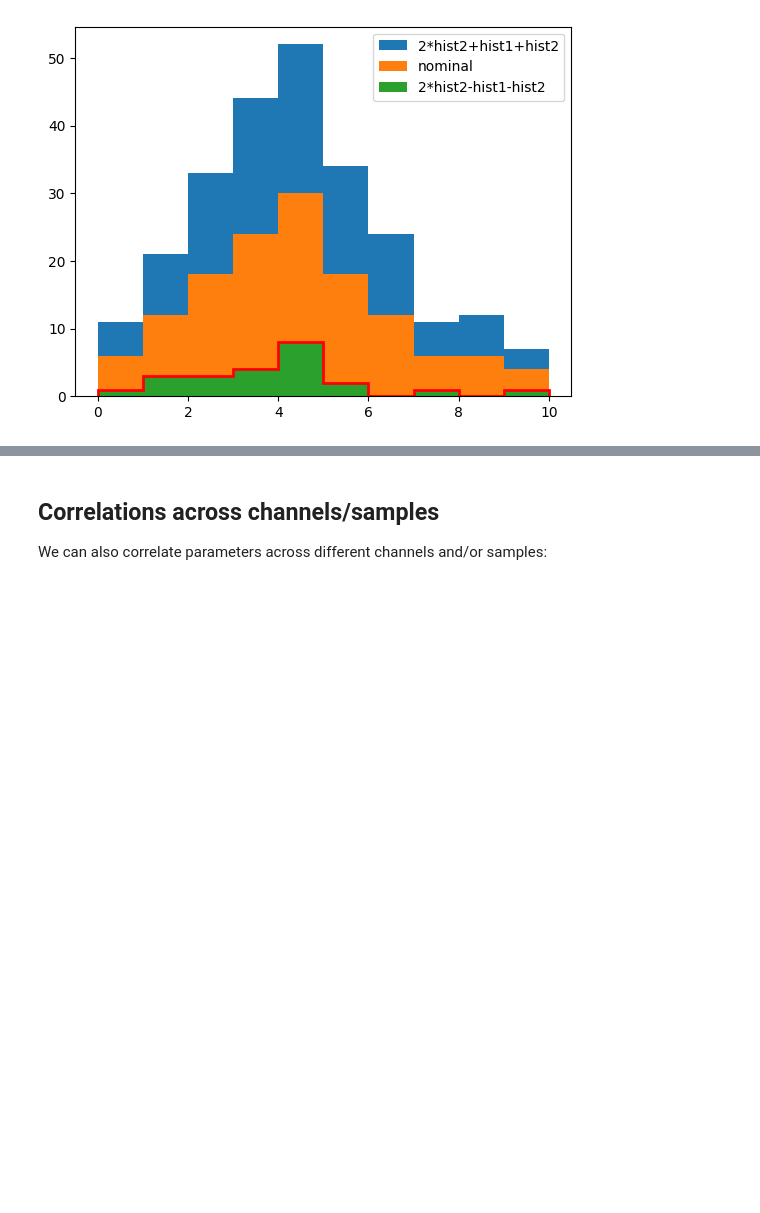
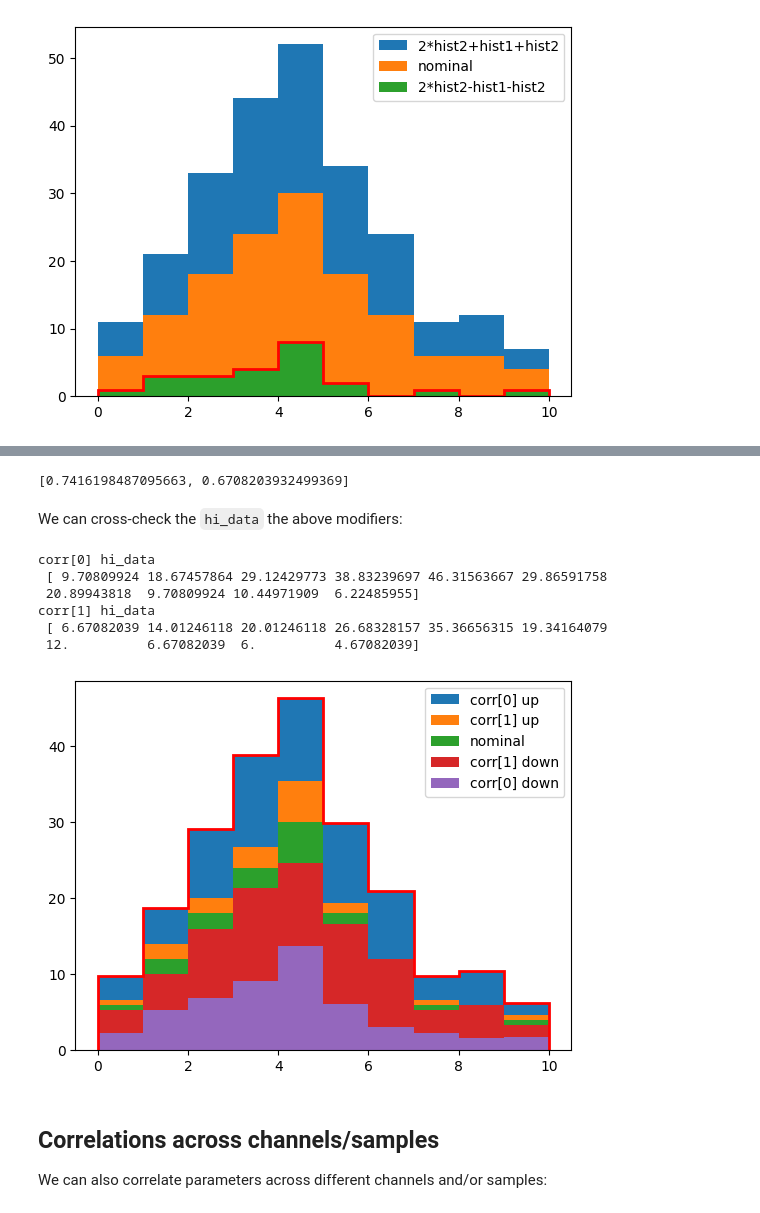
Before and after one commit to lorenzennio/pyhfcorr, a Jupyter notebook: examples.ipynb, the cells around one changed output, grey strips where cells are left out. Cells and saved outputs as stored; diff of their text form; code cells hidden in the pictures; blank space fills up the shorter version.

Commit message:
add example for arbitrary correlation

```diff
--- a/examples.ipynb
+++ b/examples.ipynb
@@ -142,0 +145,14 @@ plt.show()
+# %%
+corr = [[1., 0.1], [0.1, 1.]]
+spec = {
+    "channels" : [{"name" : "singlechannel", "samples" : samples}],
+    "correlations": [
+        {
+            "name": "corr",
+            "vars": ["u1", "u2"],
+            "corr": corr,
+        }
+    ]}
+new_spec = pyhfcorr.decorrelate(spec)
+new_model = pyhf.Model(new_spec)
+new_spec
@@ -143,3 +199,46 @@ plt.show()
+# %%
+scale_factors = [np.sqrt((1+corr[0][1])/2), np.sqrt((1-corr[0][1])/2)]
+scale_factors
+# %% [output]
+[0.7416198487095663, 0.6708203932499369]
+# %% [markdown]
+We can cross-check the `hi_data` the above modifiers:
+# %%
+print("corr[0] hi_data \n",
+      2*hist2+scale_factors[0]*hist1+scale_factors[0]*hist2)
+
+print("corr[1] hi_data \n",
+      2*hist2-scale_factors[1]*hist1+scale_factors[1]*hist2)
+# %% [output]
+corr[0] hi_data
+ [ 9.70809924 18.67457864 29.12429773 38.83239697 46.31563667 29.86591758
+ 20.89943818  9.70809924 10.44971909  6.22485955]
+corr[1] hi_data
+ [ 6.67082039 14.01246118 20.01246118 26.68328157 35.36656315 19.34164079
+ 12.          6.67082039  6.          4.67082039]
+# %%
+plt.stairs(2*hist2+scale_factors[0]*hist1+scale_factors[0]*hist2,
+           bins, fill = True, label = "corr[0] up")
+plt.stairs(2*hist2-scale_factors[1]*hist1+scale_factors[1]*hist2,
+           bins, fill = True, label = "corr[1] up")
+plt.stairs(2*hist2, bins, fill=True, label = "nominal")
+plt.stairs(2*hist2+scale_factors[1]*hist1-scale_factors[1]*hist2,
+           bins, fill = True, label = "corr[1] down")
+plt.stairs(2*hist2-scale_factors[0]*hist1-scale_factors[0]*hist2,
+           bins, fill = True, label = "corr[0] down")
+
+initial_parameters = new_model.config.suggested_init()
+
+# we can set corr[0] and corr[1] to (-1, 0, +1) to check the agreement with the expectation
+initial_parameters[0] = 1.
+initial_parameters[1] = 0.
+
+plt.stairs(new_model.expected_data(initial_parameters, include_auxdata=False), bins, linewidth=2, color='r')
+
+plt.legend()
+plt.show()
+# %% [output]
+[figure, added]
 # %% [markdown]
 ## Correlations across channels/samples
 
```
Also changed, not shown: parts of 3 cells of this notebook.
